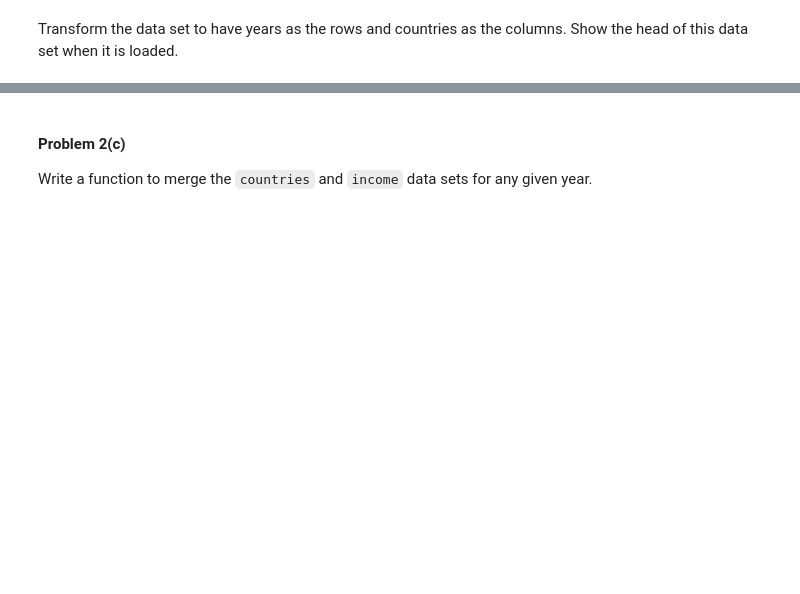
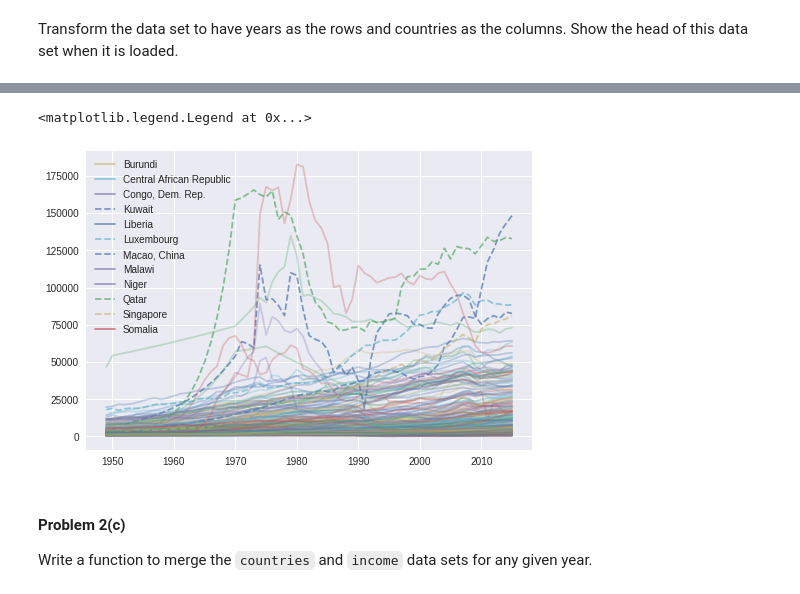
Before and after one commit to fergusio/cs109-2015, a Jupyter notebook: homework/HW1.ipynb, the cells around one changed output, grey strips where cells are left out. Saved outputs shown, nothing was run; the diff lists cells and outputs as text; code cells hidden in the pictures; blank space fills up the shorter version.

```diff
--- a/homework/HW1.ipynb
+++ b/homework/HW1.ipynb
@@ -400,3 +452,15 @@ Graphically display the distribution of income per person across all countries i
+# %%
+for c in income.itertuples():
+    if c[-1] < 1000:
+        plt.plot(years[149:], c[150:], label=c.Index, alpha=0.7)
+    if c[-1] > 80000:
+        plt.plot(years[149:], c[150:], label=c.Index, alpha=0.7, linestyle="dashed")
+    else:
+        plt.plot(years[149:], c[150:], label="_", alpha=0.3)
+plt.legend()
+# %% [output]
+<matplotlib.legend.Legend at 0x...>
+[figure, added]
 # %% [markdown]
 #### Problem 2(c)
 
```
Also changed, not shown: parts of 21 cells of this notebook.
